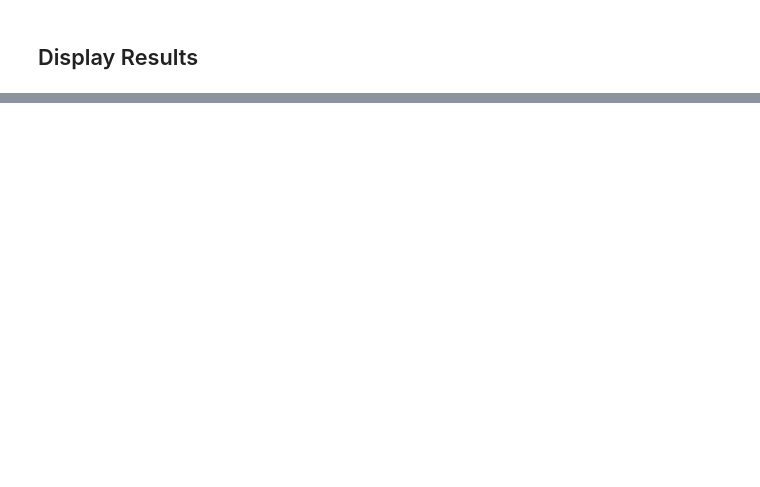
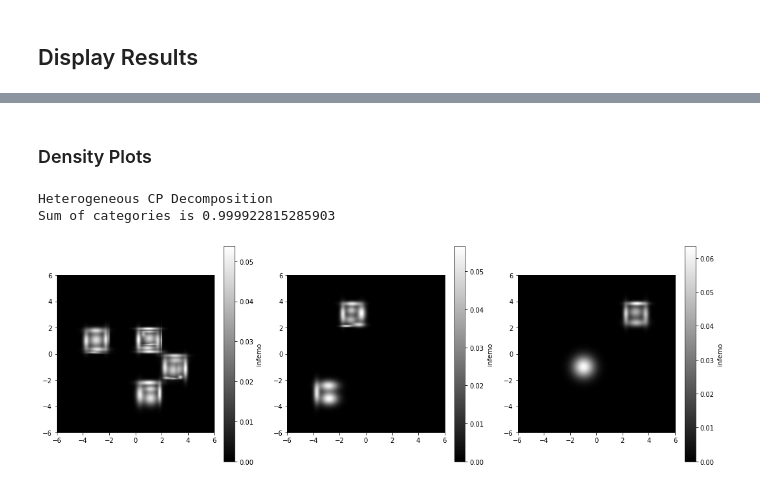
Before and after one commit to simonamtoft/tfde-tfp, a Jupyter notebook: notebooks/Heterogeneous Modelling.ipynb, the cells around one changed output, grey strips where cells are left out. Drawn from its saved outputs; the diff is of its cells as text; code cells hidden in the pictures; blank space fills up the shorter version.

```diff
--- a/notebooks/Heterogeneous Modelling.ipynb
+++ b/notebooks/Heterogeneous Modelling.ipynb
@@ -161,0 +123,48 @@ FIXED TT MODEL
+# %% [markdown]
+### Density Plots
+# %%
+def plot_density_3d(data, model, title):
+    # Define indices for the categories
+    idxs = []
+    idxs.append(data[:, 2] == 0)
+    idxs.append(data[:, 2] == 1)
+    idxs.append(data[:, 2] == 2)
+
+    # check integrand of density
+    limit = 6
+    n_points = 300
+    x, dx = np.linspace(-limit, limit, n_points, retstep=True)
+    y, dy = np.linspace(-limit, limit, n_points, retstep=True)
+
+    x_grid, y_grid = np.meshgrid(x, y)
+
+    print(title)
+    integrals = []
+    f, ax = plt.subplots(1, M, figsize=(15, 5))
+    for i in range(M):
+        X = np.array([x_grid.ravel(), y_grid.ravel(), i * np.ones((n_points**2,))]).T
+
+        # Get density
+        p_log = model(X).numpy()
+        p = np.exp(p_log)
+
+        # Compute integrand
+        integral = np.sum(p)*dx*dy
+        integrals.append(integral)
+
+        im = ax[i].imshow(
+            p.reshape(n_points, n_points),
+            extent=(-limit, limit, -limit, limit),
+            origin='lower',
+            cmap='gray'
+        )
+        cbar = plt.colorbar(im, ax=ax[i])
+        cbar.ax.set_ylabel('inferno')
+    f.tight_layout()
+    print("Sum of categories is {}".format(np.sum(integrals)))
+# %%
+plot_density_3d(data, CP, "Heterogeneous CP Decomposition")
+# %% [output]
+Heterogeneous CP Decomposition
+Sum of categories is 0.999922815285903
+[figure, added]
```
Also changed, not shown: parts of 25 cells of this notebook.
